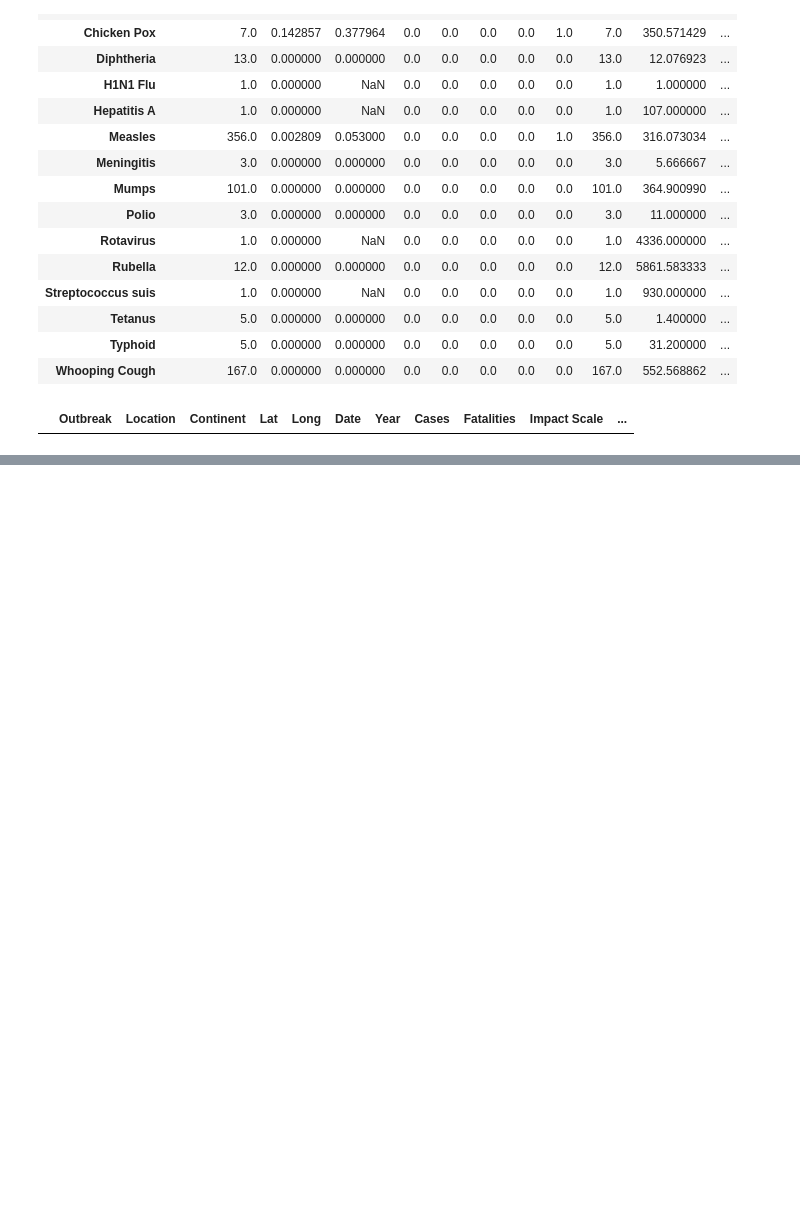
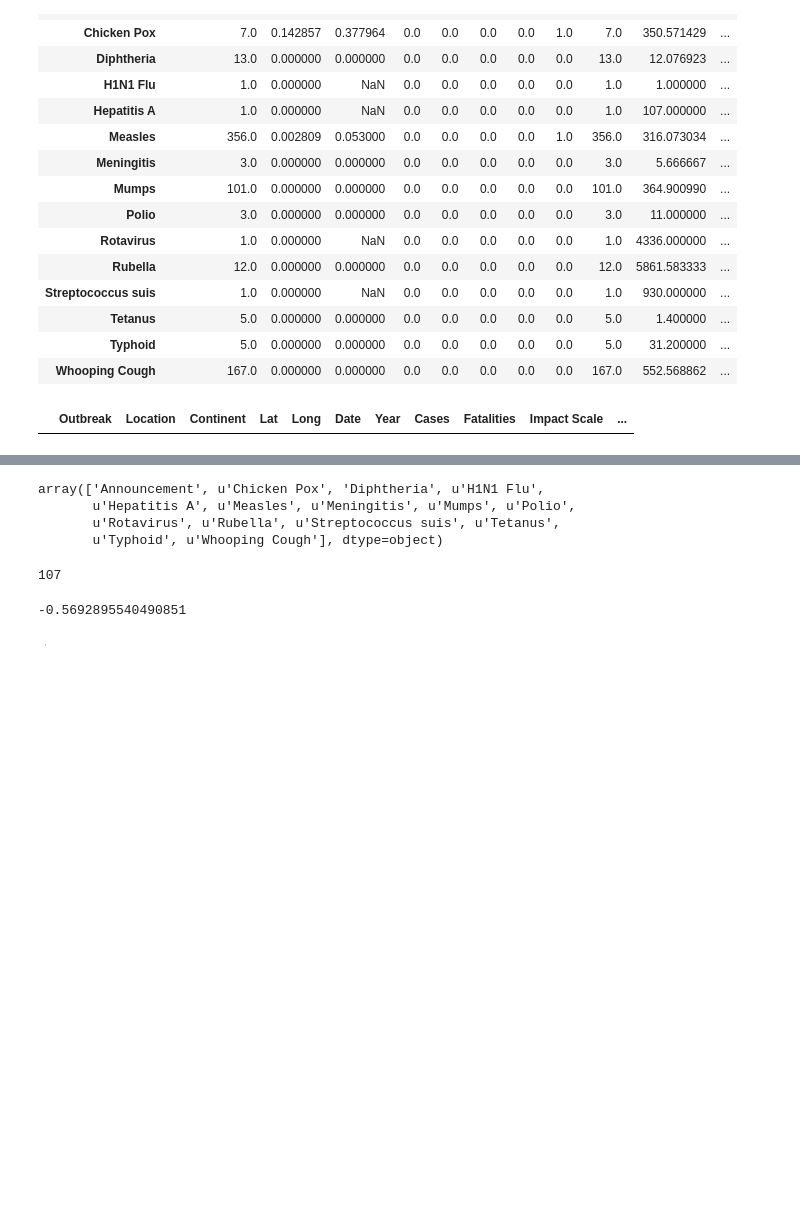
Before and after one commit to javigoncompte/Preventable_Diseases, a Jupyter notebook: Capstone EDA.ipynb, the cells around one changed output, grey strips where cells are left out. Drawn from its saved outputs; the diff is of its cells as text; code cells hidden in the pictures; blank space fills up the shorter version.

Commit message:
added dbscan

```diff
--- a/Capstone EDA.ipynb
+++ b/Capstone EDA.ipynb
@@ -1478,0 +1567,39 @@ df_world.groupby("Outbreak")
+# %%
+le.classes_
+# %% [output]
+array(['Announcement', u'Chicken Pox', 'Diphtheria', u'H1N1 Flu',
+       u'Hepatitis A', u'Measles', u'Meningitis', u'Mumps', u'Polio',
+       u'Rotavirus', u'Rubella', u'Streptococcus suis', u'Tetanus',
+       u'Typhoid', u'Whooping Cough'], dtype=object)
+# %%
+Cord = df_world.as_matrix(columns=["Lat","Long"])
+km_per_radian = 6371.0088
+epsilon = 1.5/km_per_radian
+
+dbs = DBSCAN(eps=epsilon, min_samples=2, algorithm='ball_tree', metric='haversine').fit(np.radians(Cord))
+# %%
+labels = dbs.labels_
+n_clusters_ = len(set(labels)) - (1 if -1 in labels else 0)
+nclusters = len(set(labels))
+print n_clusters_
+#get clusters
+clusters = pd.Series([Cord[labels==n]for n in range(-1,nclusters)])
+# %% [output]
+107
+# %%
+import matplotlib.cm as cmx
+import matplotlib.colors as colors
+def get_cmap(N):
+    '''
+    Returns a function that maps each index in 0, 1, ... N-1 to a distinct
+    RGB color.
+    '''
+    color_norm  = colors.Normalize(vmin=0, vmax=N-1)
+    scalar_map = cmx.ScalarMappable(norm=color_norm, cmap='nipy_spectral')
+    def map_index_to_rgb_color(index):
+        return scalar_map.to_rgba(index)
+    return map_index_to_rgb_color
+# %%
+metrics.silhouette_score(df_world[["Lat","Long"]], labels)
+# %% [output]
+-0.5692895540490851
@@ -1478,0 +1609,16 @@ df_world.groupby("Outbreak")
+# %%
+plt.figure(figsize=(15,10))
+m =  Basemap(projection="merc",llcrnrlat=90.,llcrnrlon=5.2,urcrnrlon=83.8,urcrnrlat=73.1)
+unique_lables = np.unique(labels)
+cmaps = get_cmap(nclusters)
+#plot clusters on map black spots are outliers
+for i, cluster in enumerate(clusters):
+        lons_select=cluster[:,1]
+        lats_select=cluster[:,0]
+        x,y=m(lons_select,lats_select)
+        m.scatter(x,y,5,marker='o', color=cmaps(i),zorder=10)
+m.drawcoastlines()
+
+plt.show()
+# %% [output]
+[figure, added]
```
Also changed, not shown: parts of 10 cells of this notebook.
